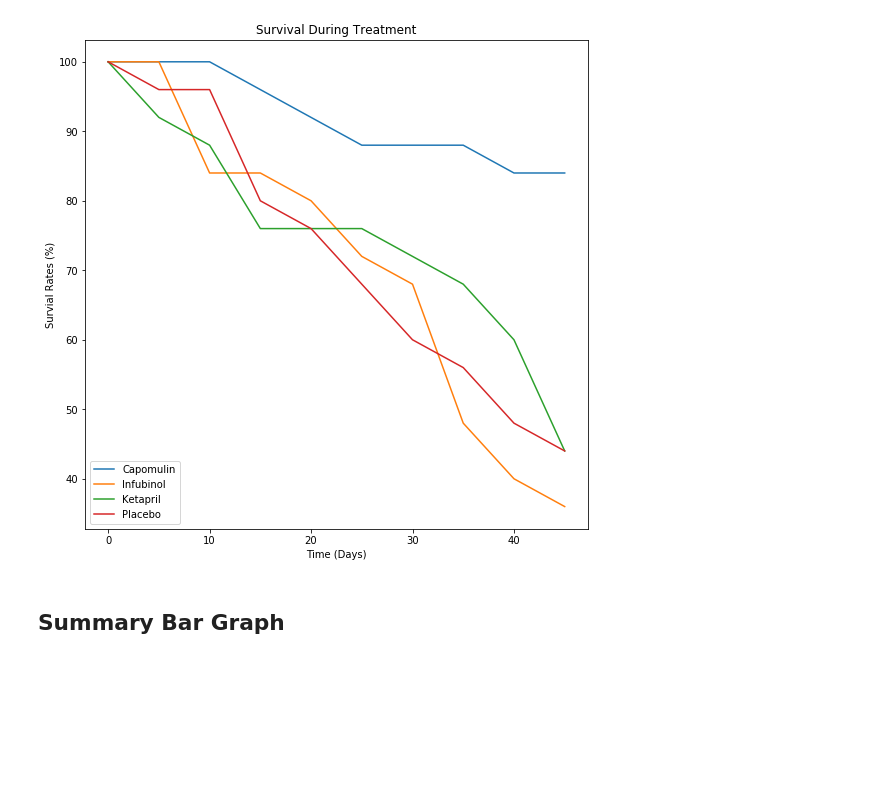
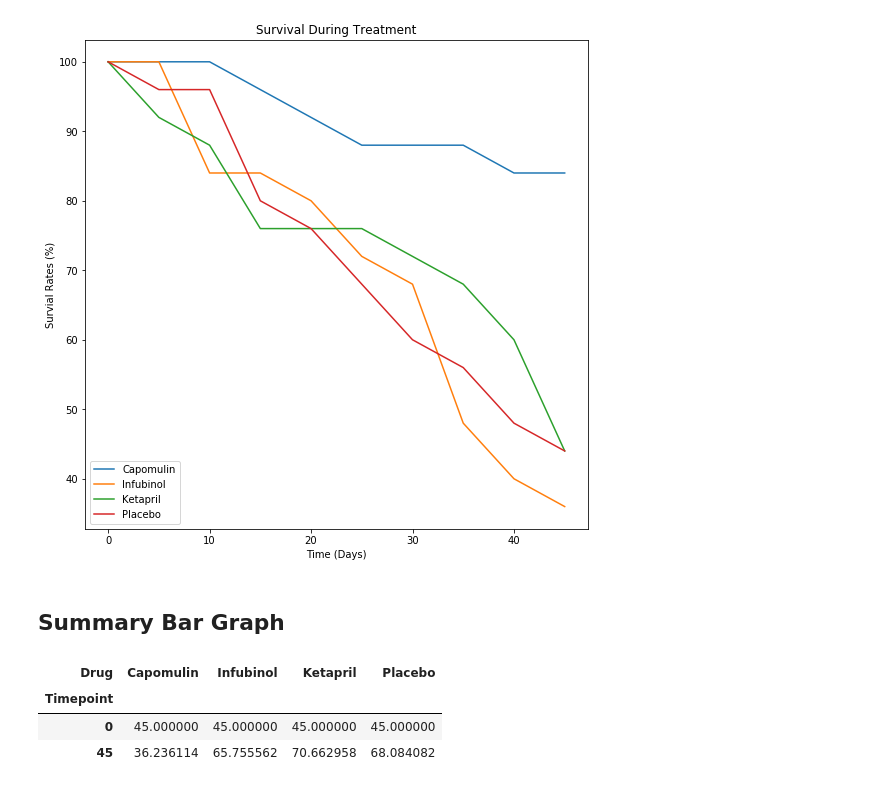
Before and after one commit to jljones78/matplotlib-challenge, a Jupyter notebook: Pymaceuticals/pymaceuticals_soln.ipynb, the cells around one changed output. Drawn from its saved outputs; the diff is of its cells as text; code cells hidden in the pictures; blank space fills up the shorter version.

```diff
--- a/Pymaceuticals/pymaceuticals_soln.ipynb
+++ b/Pymaceuticals/pymaceuticals_soln.ipynb
@@ -68,4 +68,11 @@ plt.show()
 # %%
 # Calculate the percent changes for each drug
 
 # Display the data to confirm
+result_df = avgsize_df[avgsize_df.index.isin(["0","45"])]
+result_df
+# %% [output]
+| Drug | Capomulin | Infubinol | Ketapril | Placebo |
+| Timepoint |  |  |  |  |
+| 0 | 45.000000 | 45.000000 | 45.000000 | 45.000000 |
+| 45 | 36.236114 | 65.755562 | 70.662958 | 68.084082 |
```
Also changed, not shown: parts of 6 cells of this notebook.
